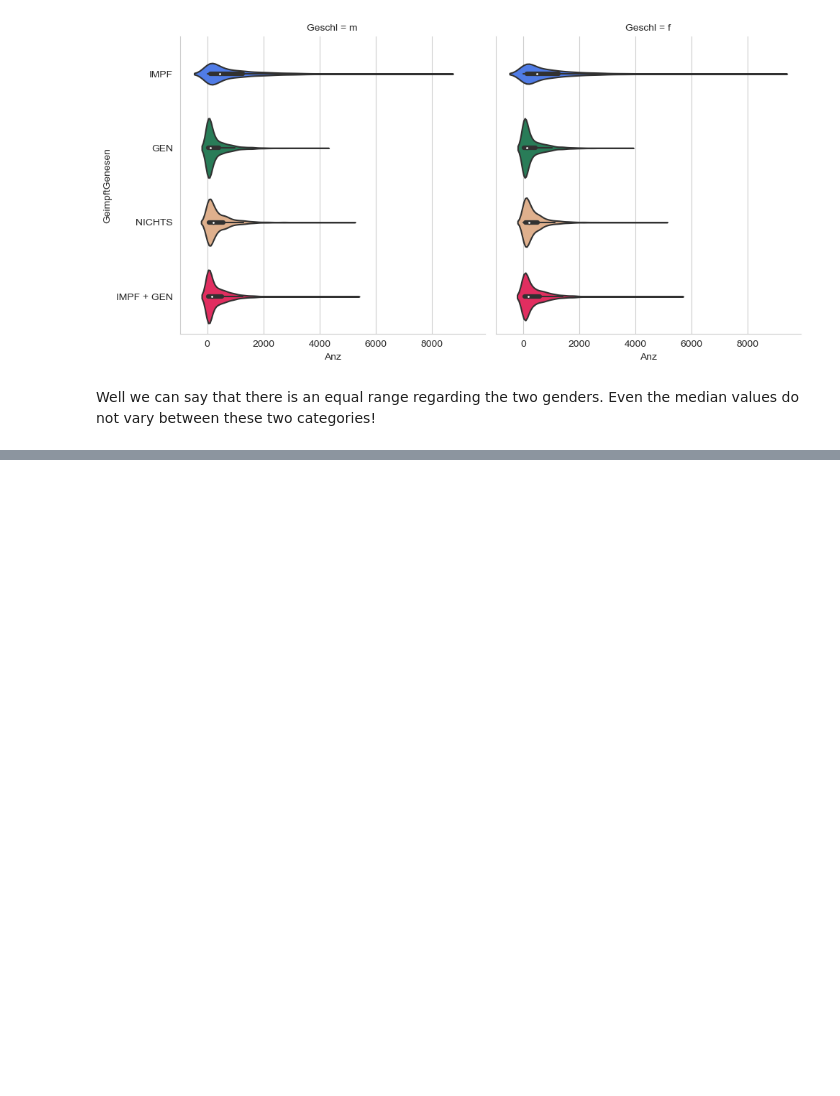
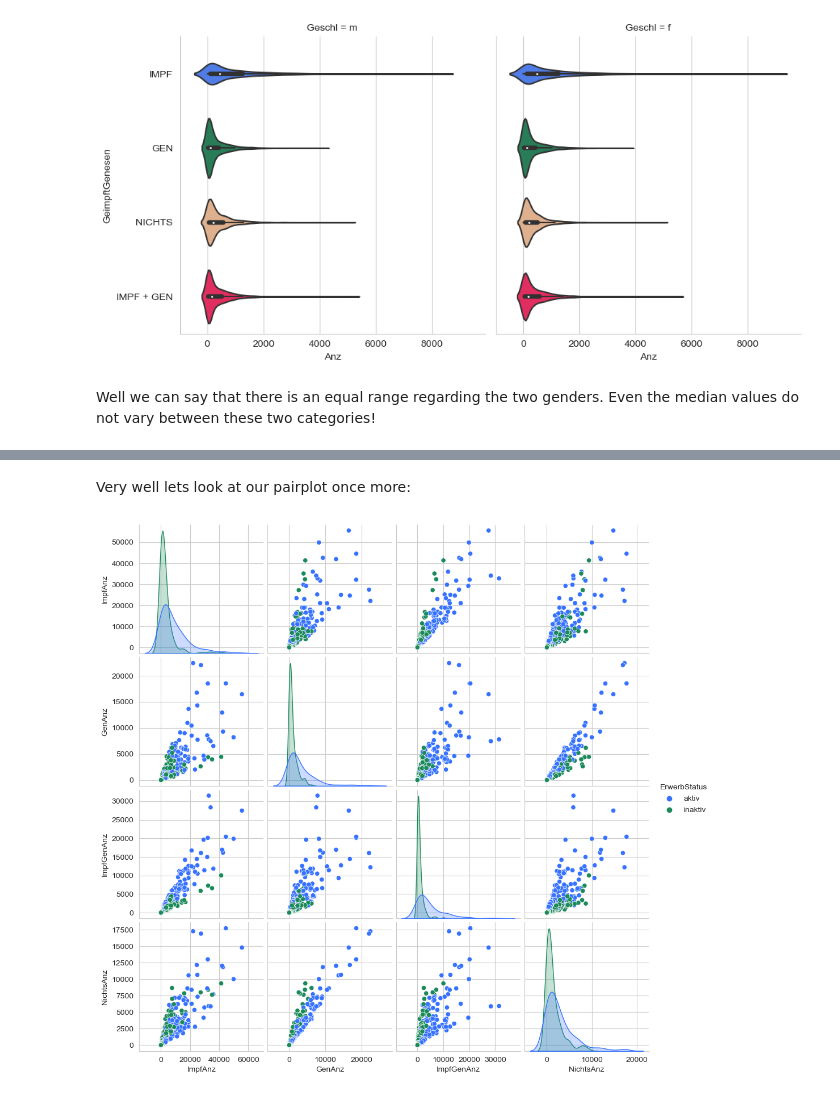
Before and after one commit to Sormy23/DataScience_CoronaStatistics, a Jupyter notebook: mini_projekt.ipynb, the cells around one changed output, grey strips where cells are left out. Drawn from its saved outputs; the diff is of its cells as text; code cells hidden in the pictures; blank space fills up the shorter version.

```diff
--- a/mini_projekt.ipynb
+++ b/mini_projekt.ipynb
@@ -681,0 +697,18 @@ Well we can say that there is an equal range regarding the two genders. Even the
+# %%
+def transform_df2(row):
+    result_row = row
+    temp_df = korr2.loc[(korr2["Bundesland"] == row["Bundesland"]) &
+                       (korr2["Bildung"] == row["Bildung"]) &
+                       (korr2["Altersgr"] == row["Altersgr"]) &
+                       (korr2["ErwerbStatus"] == row["ErwerbStatus"])]
+
+    result_row["ImpfAnz"] = temp_df.loc[temp_df["GeimpftGenesen"] == "IMPF"]["Anz"].sum()
+    result_row["GenAnz"] = temp_df.loc[temp_df["GeimpftGenesen"] == "GEN"]["Anz"].sum()
+    result_row["ImpfGenAnz"] = temp_df.loc[temp_df["GeimpftGenesen"] == "IMPF + GEN"]["Anz"].sum()
+    result_row["NichtsAnz"] = temp_df.loc[temp_df["GeimpftGenesen"] == "NICHTS"]["Anz"].sum()
+
+    result_row.drop(["GeimpftGenesen", "Anz"], inplace=True)
+    return result_row
+
+transKorr2 = korr2.apply(transform_df2, axis=1).drop_duplicates()
+transKorr2
@@ -681,0 +729,7 @@ Well we can say that there is an equal range regarding the two genders. Even the
+# %% [markdown]
+Very well lets look at our pairplot once more:
+# %%
+sns.pairplot(transKorr2, hue="ErwerbStatus", palette=cat_palette[0:2])
+plt.show()
+# %% [output]
+[figure, added]
```
Also changed, not shown: parts of 46 cells of this notebook, 2 other files.
